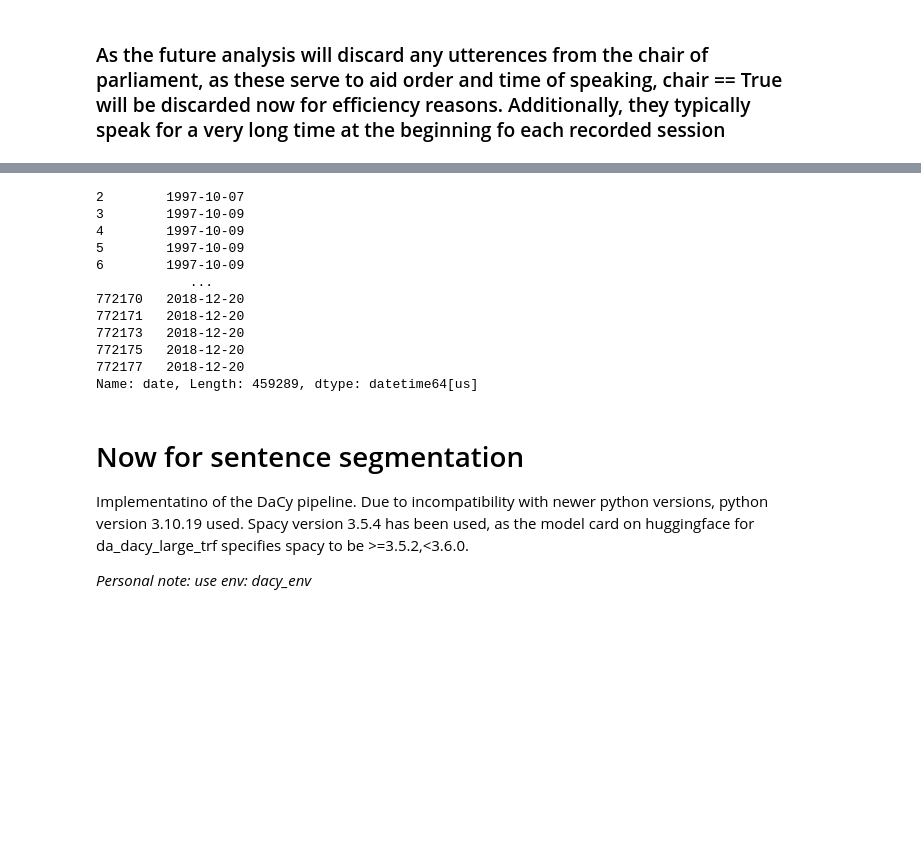
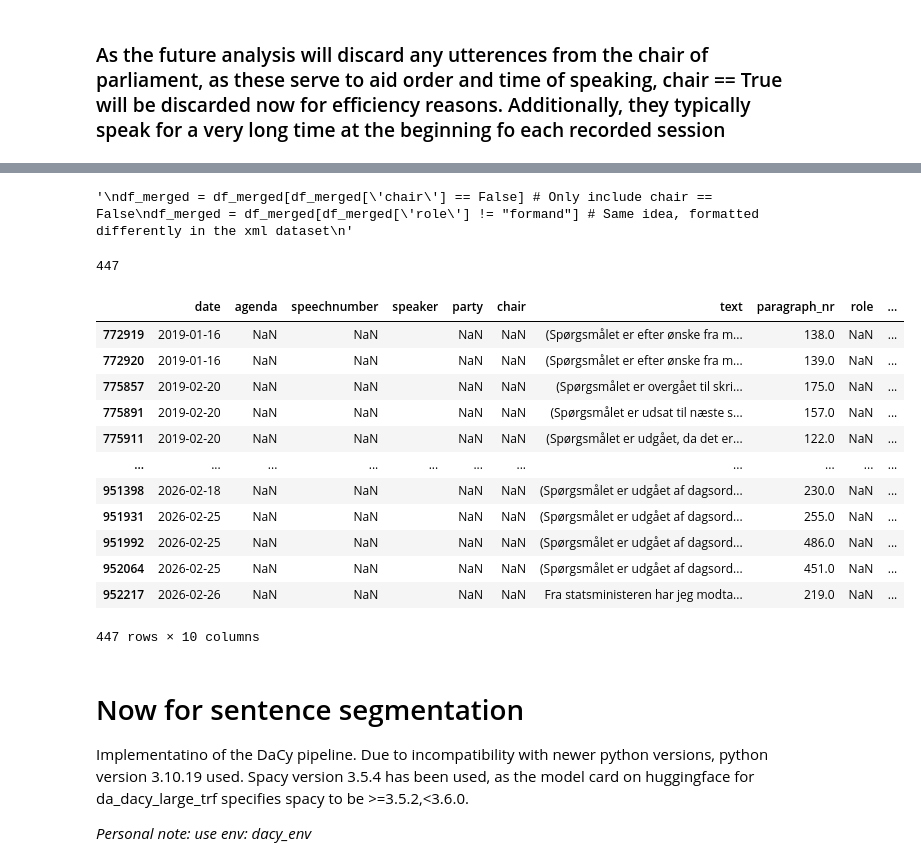
Before and after one commit to Lundsfryd/BlameBERT, a Jupyter notebook: data_making/scripts/initial_data_creation/initial_data_formatting.ipynb, the cells around one changed output, grey strips where cells are left out. Drawn from its saved outputs; the diff is of its cells as text; code cells hidden in the pictures; blank space fills up the shorter version.

```diff
--- a/data_making/scripts/initial_data_creation/initial_data_formatting.ipynb
+++ b/data_making/scripts/initial_data_creation/initial_data_formatting.ipynb
@@ -160,22 +155,36 @@ df_merged.head()
 # %%
+
+df_merged = df_merged.loc[
+    ((df_merged["chair"].isna()) | ((df_merged["chair"] == "False"))) &
+    (((df_merged["role"].isna()) | (df_merged["role"] == "formand")))]
+
+
+'''
 df_merged = df_merged[df_merged['chair'] == False] # Only include chair == False
 df_merged = df_merged[df_merged['role'] != "formand"] # Same idea, formatted differently in the xml dataset
+'''
+# %% [output]
+'\ndf_merged = df_merged[df_merged[\'chair\'] == False] # Only include chair == False\ndf_merged = df_merged[df_merged[\'role\'] != "formand"] # Same idea, formatted differently in the xml dataset\n'
-# %%
-len(df_merged)
-df_merged["date"]
-# %% [output]
-2        1997-10-07
-3        1997-10-09
-4        1997-10-09
-5        1997-10-09
-6        1997-10-09
-            ...
-772170   2018-12-20
-772171   2018-12-20
-772173   2018-12-20
-772175   2018-12-20
-772177   2018-12-20
-Name: date, Length: 459289, dtype: datetime64[us]
+# %%
+len(df_merged)
+# %% [output]
+447
+# %%
+df_merged
+# %% [output]
+|  | date | agenda | speechnumber | speaker | party | chair | text | paragraph_nr | role | ... |
+| 772919 | 2019-01-16 | NaN | NaN |  | NaN | NaN | (Spørgsmålet er efter ønske fra m... | 138.0 | NaN | ... |
+| 772920 | 2019-01-16 | NaN | NaN |  | NaN | NaN | (Spørgsmålet er efter ønske fra m... | 139.0 | NaN | ... |
+| 775857 | 2019-02-20 | NaN | NaN |  | NaN | NaN | (Spørgsmålet er overgået til skri... | 175.0 | NaN | ... |
+| 775891 | 2019-02-20 | NaN | NaN |  | NaN | NaN | (Spørgsmålet er udsat til næste s... | 157.0 | NaN | ... |
+| 775911 | 2019-02-20 | NaN | NaN |  | NaN | NaN | (Spørgsmålet er udgået, da det er... | 122.0 | NaN | ... |
+| ... | ... | ... | ... | ... | ... | ... | ... | ... | ... | ... |
+| 951398 | 2026-02-18 | NaN | NaN |  | NaN | NaN | (Spørgsmålet er udgået af dagsord... | 230.0 | NaN | ... |
+| 951931 | 2026-02-25 | NaN | NaN |  | NaN | NaN | (Spørgsmålet er udgået af dagsord... | 255.0 | NaN | ... |
+| 951992 | 2026-02-25 | NaN | NaN |  | NaN | NaN | (Spørgsmålet er udgået af dagsord... | 486.0 | NaN | ... |
+| 952064 | 2026-02-25 | NaN | NaN |  | NaN | NaN | (Spørgsmålet er udgået af dagsord... | 451.0 | NaN | ... |
+| 952217 | 2026-02-26 | NaN | NaN |  | NaN | NaN | Fra statsministeren har jeg modta... | 219.0 | NaN | ... |
+447 rows × 10 columns
 # %%
 #Save the data
 
```
Also changed, not shown: parts of 6 cells of this notebook.
